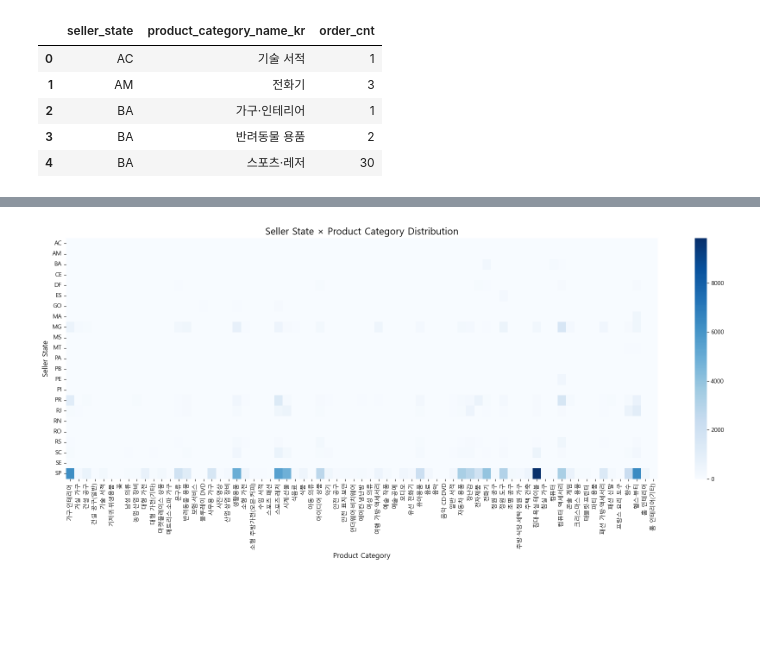
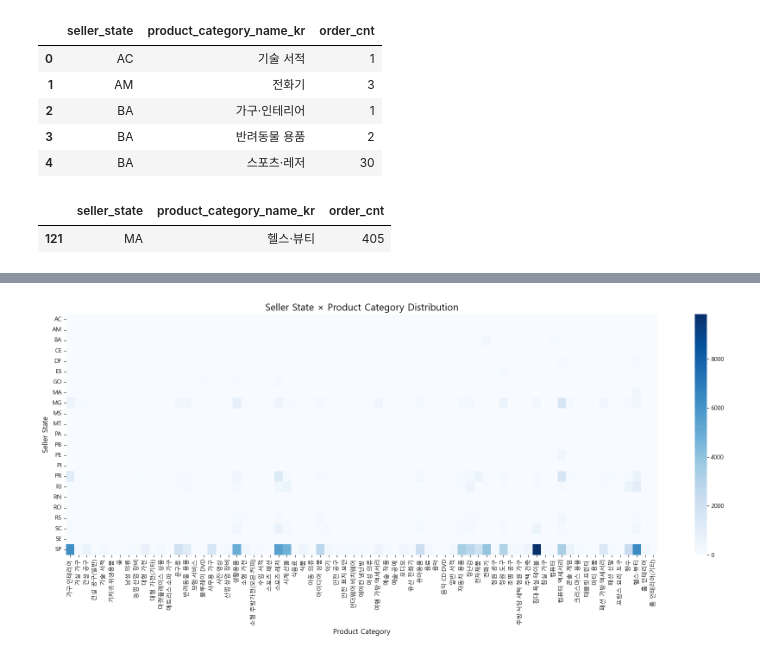
Before and after one commit to yoohengu/olist, a Jupyter notebook: notebooks/eda.ipynb, the cells around one changed output, grey strips where cells are left out. Cells and saved outputs as stored; diff of their text form; code cells hidden in the pictures; blank space fills up the shorter version.

```diff
--- a/notebooks/eda.ipynb
+++ b/notebooks/eda.ipynb
@@ -327,6 +343,15 @@ state_category.head()
 | 2 | BA | 가구·인테리어 | 1 |
 | 3 | BA | 반려동물 용품 | 2 |
 | 4 | BA | 스포츠·레저 | 30 |
+# %%
+state_category_ma = state_category[
+    state_category['seller_state'] == 'MA'
+].sort_values('order_cnt', ascending=False)
+
+state_category_ma.head(10)
+# %% [output]
+|  | seller_state | product_category_name_kr | order_cnt |
+| 121 | MA | 헬스·뷰티 | 405 |
 # %%
 pivot = df1.pivot_table(
     index="seller_state",
```
Also changed, not shown: parts of 6 cells of this notebook, 1 other file.
